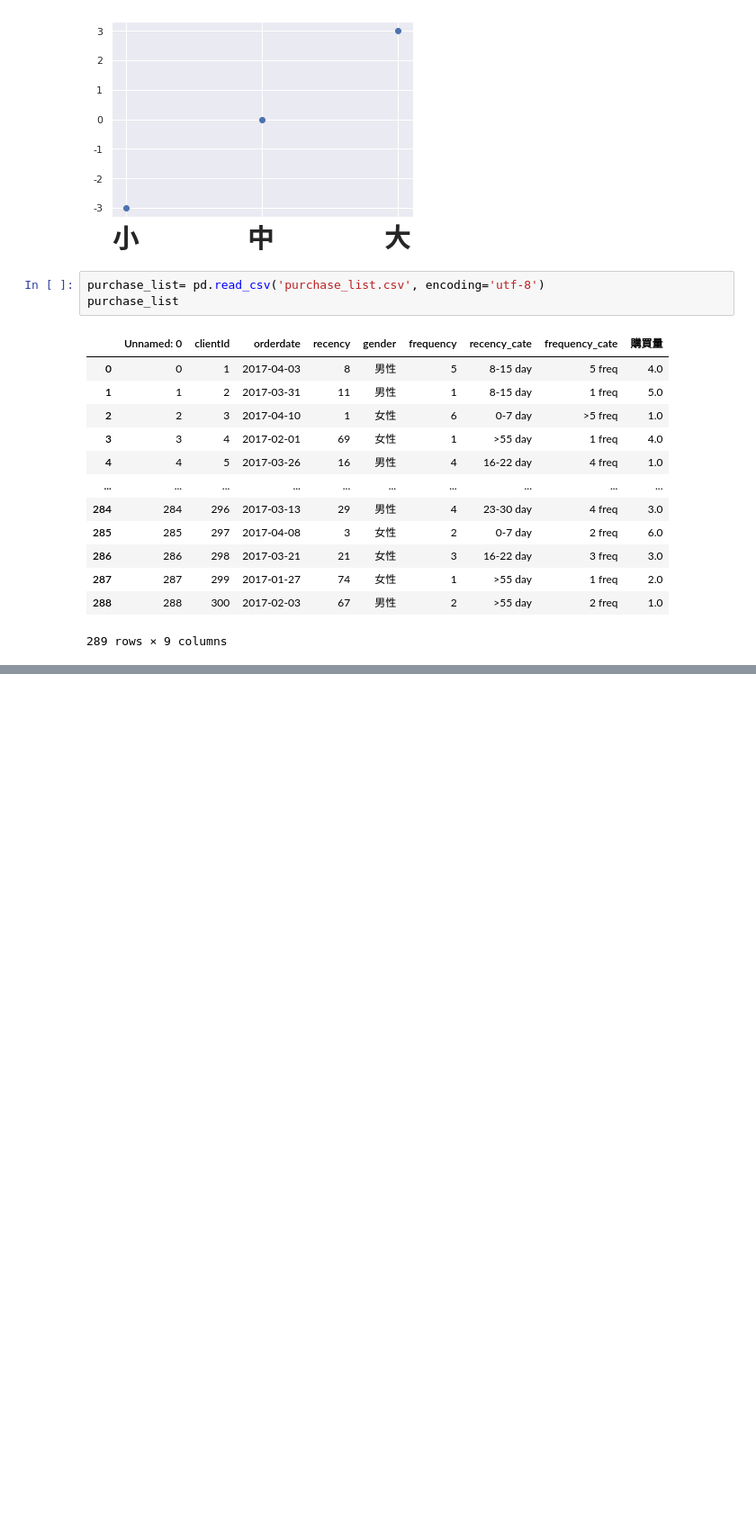
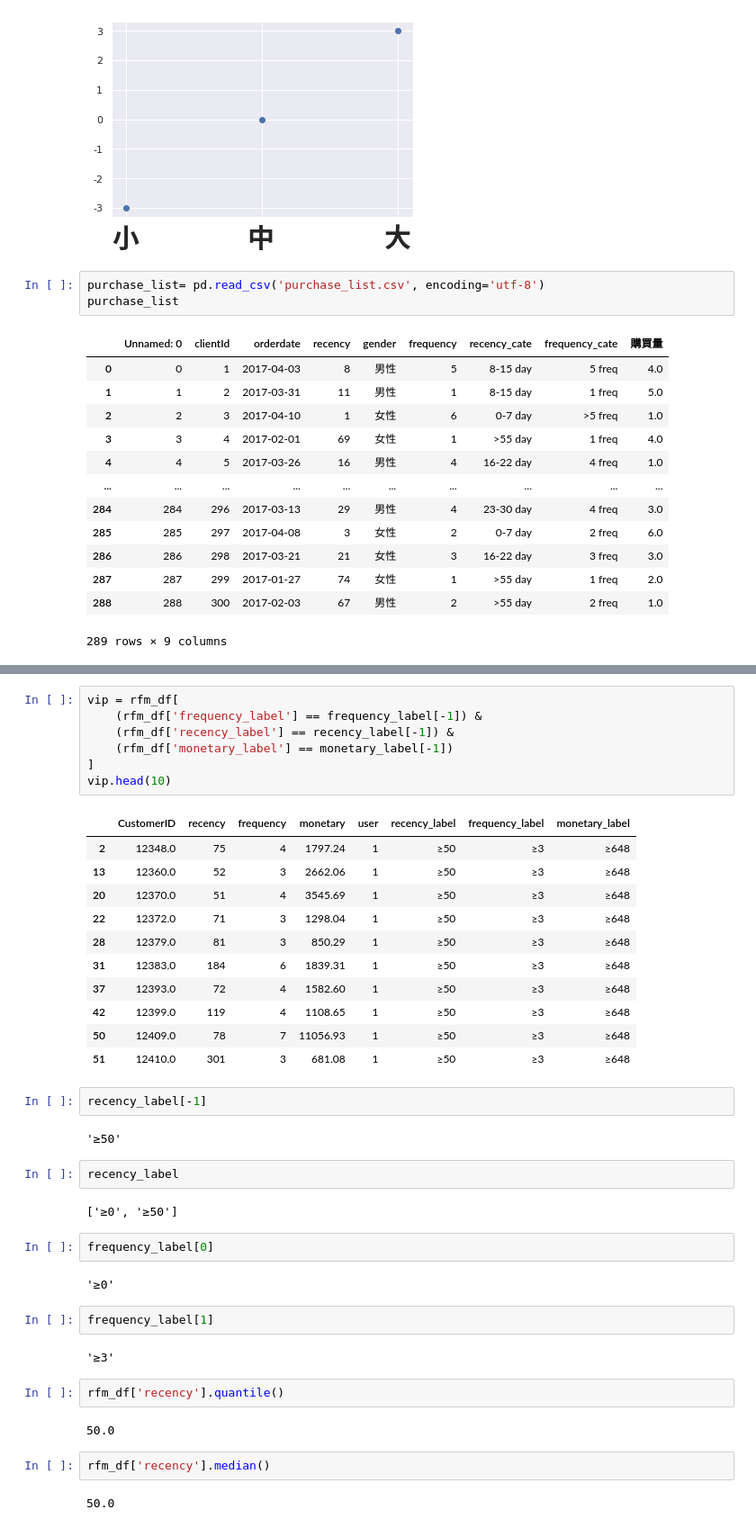
Before and after one commit to Benknightdark/GoogleTrendsApi, a Jupyter notebook: notebook/RFM Aanlysis.ipynb, the cells around one changed output, grey strips where cells are left out. Shown: that part at 90% size. Cells and saved outputs as stored; diff of their text form; blank space fills up the shorter version.

```diff
--- a/notebook/RFM Aanlysis.ipynb
+++ b/notebook/RFM Aanlysis.ipynb
@@ -85,0 +221,43 @@ purchase_list
+# %%
+vip = rfm_df[
+    (rfm_df['frequency_label'] == frequency_label[-1]) &
+    (rfm_df['recency_label'] == recency_label[-1]) &
+    (rfm_df['monetary_label'] == monetary_label[-1])
+]
+vip.head(10)
+# %% [output]
+|  | CustomerID | recency | frequency | monetary | user | recency_label | frequency_label | monetary_label |
+| 2 | 12348.0 | 75 | 4 | 1797.24 | 1 | ≥50 | ≥3 | ≥648 |
+| 13 | 12360.0 | 52 | 3 | 2662.06 | 1 | ≥50 | ≥3 | ≥648 |
+| 20 | 12370.0 | 51 | 4 | 3545.69 | 1 | ≥50 | ≥3 | ≥648 |
+| 22 | 12372.0 | 71 | 3 | 1298.04 | 1 | ≥50 | ≥3 | ≥648 |
+| 28 | 12379.0 | 81 | 3 | 850.29 | 1 | ≥50 | ≥3 | ≥648 |
+| 31 | 12383.0 | 184 | 6 | 1839.31 | 1 | ≥50 | ≥3 | ≥648 |
+| 37 | 12393.0 | 72 | 4 | 1582.60 | 1 | ≥50 | ≥3 | ≥648 |
+| 42 | 12399.0 | 119 | 4 | 1108.65 | 1 | ≥50 | ≥3 | ≥648 |
+| 50 | 12409.0 | 78 | 7 | 11056.93 | 1 | ≥50 | ≥3 | ≥648 |
+| 51 | 12410.0 | 301 | 3 | 681.08 | 1 | ≥50 | ≥3 | ≥648 |
+# %%
+recency_label[-1]
+# %% [output]
+'≥50'
+# %%
+recency_label
+# %% [output]
+['≥0', '≥50']
+# %%
+frequency_label[0]
+# %% [output]
+'≥0'
+# %%
+frequency_label[1]
+# %% [output]
+'≥3'
+# %%
+rfm_df['recency'].quantile()
+# %% [output]
+50.0
+# %%
+rfm_df['recency'].median()
+# %% [output]
+50.0
```
Also changed, not shown: parts of 12 cells of this notebook.
